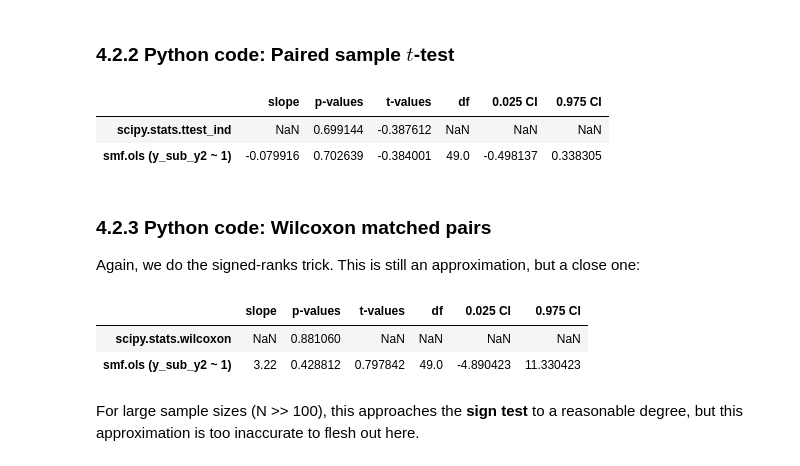
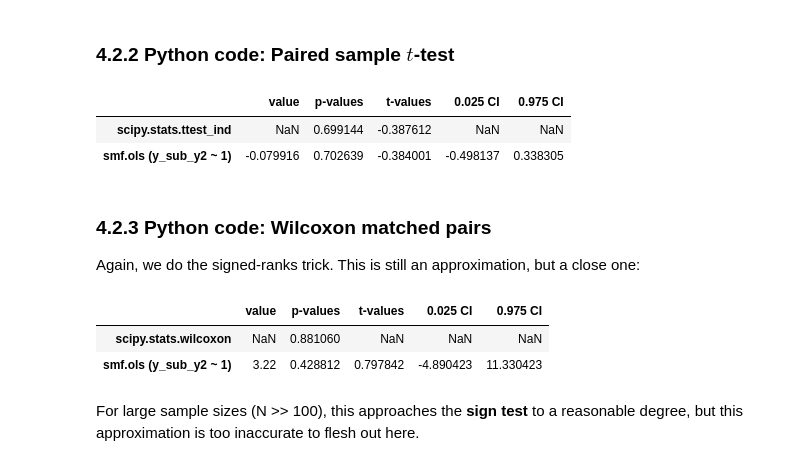
Before and after one commit to eigenfoo/tests-as-linear, a Jupyter notebook: tests-as-linear.ipynb, the cells around one changed output. Saved outputs shown, nothing was run; the diff lists cells and outputs as text; code cells hidden in the pictures.

```diff
--- a/tests-as-linear.ipynb
+++ b/tests-as-linear.ipynb
@@ -296,21 +271,15 @@ $\text{signed_rank}(y_2-y_1) = \beta_0 \qquad \mathcal{H}_0: \beta_0 = 0$
 # %%
 t, p = scipy.stats.ttest_ind(data.y, data.y2)
 res = smf.ols(formula="y_sub_y2 ~ 1", data=data).fit()
-# %%
-# Tabulate and display
-df = pd.DataFrame(index=["scipy.stats.ttest_ind", "smf.ols (y_sub_y2 ~ 1)"])
-df["slope"] = [None, res.params.Intercept]
-df["p-values"] = [p, res.pvalues.Intercept]
-df["t-values"] = [t, res.tvalues.Intercept]
-df["df"] = [None, res.df_resid]
-df["0.025 CI"] = [None, res.conf_int().loc["Intercept", 0]]
-df["0.975 CI"] = [None, res.conf_int().loc["Intercept", 1]]
-
-df
-# %% [output]
-|  | slope | p-values | t-values | df | 0.025 CI | 0.975 CI |
-| scipy.stats.ttest_ind | NaN | 0.699144 | -0.387612 | NaN | NaN | NaN |
-| smf.ols (y_sub_y2 ~ 1) | -0.079916 | 0.702639 | -0.384001 | 49.0 | -0.498137 | 0.338305 |
+# %%
+utils.tabulate_results([None, p, t, None, None],
+                       res,
+                       ["scipy.stats.ttest_ind", "smf.ols (y_sub_y2 ~ 1)"],
+                       x=False)
+# %% [output]
+|  | value | p-values | t-values | 0.025 CI | 0.975 CI |
+| scipy.stats.ttest_ind | NaN | 0.699144 | -0.387612 | NaN | NaN |
+| smf.ols (y_sub_y2 ~ 1) | -0.079916 | 0.702639 | -0.384001 | -0.498137 | 0.338305 |
 # %% [markdown]
 ### 4.2.3 Python code: Wilcoxon matched pairs
 
@@ -319,21 +288,15 @@ Again, we do the signed-ranks trick. This is still an approximation, but a close
 # FIXME disagreement?
 _, p = scipy.stats.wilcoxon(data.y, data.y2)
 res = smf.ols(formula="y_sub_y2 ~ 1", data=signed_rank_data).fit()
-# %%
-# Tabulate and display
-df = pd.DataFrame(index=["scipy.stats.wilcoxon", "smf.ols (y_sub_y2 ~ 1)"])
-df["slope"] = [None, res.params.Intercept]
-df["p-values"] = [p, res.pvalues.Intercept]
-df["t-values"] = [None, res.tvalues.Intercept]
-df["df"] = [None, res.df_resid]
-df["0.025 CI"] = [None, res.conf_int().loc["Intercept", 0]]
-df["0.975 CI"] = [None, res.conf_int().loc["Intercept", 1]]
-
-df
-# %% [output]
-|  | slope | p-values | t-values | df | 0.025 CI | 0.975 CI |
-| scipy.stats.wilcoxon | NaN | 0.881060 | NaN | NaN | NaN | NaN |
-| smf.ols (y_sub_y2 ~ 1) | 3.22 | 0.428812 | 0.797842 | 49.0 | -4.890423 | 11.330423 |
+# %%
+utils.tabulate_results([None, p, None, None, None],
+                       res,
+                       ["scipy.stats.wilcoxon", "smf.ols (y_sub_y2 ~ 1)"],
+                       x=False)
+# %% [output]
+|  | value | p-values | t-values | 0.025 CI | 0.975 CI |
+| scipy.stats.wilcoxon | NaN | 0.881060 | NaN | NaN | NaN |
+| smf.ols (y_sub_y2 ~ 1) | 3.22 | 0.428812 | 0.797842 | -4.890423 | 11.330423 |
 # %% [markdown]
 For large sample sizes (N >> 100), this approaches the **sign test** to a reasonable degree, but this approximation is too inaccurate to flesh out here.
 # %% [markdown]
```
Also changed, not shown: parts of 8 cells of this notebook, 2 other files.
